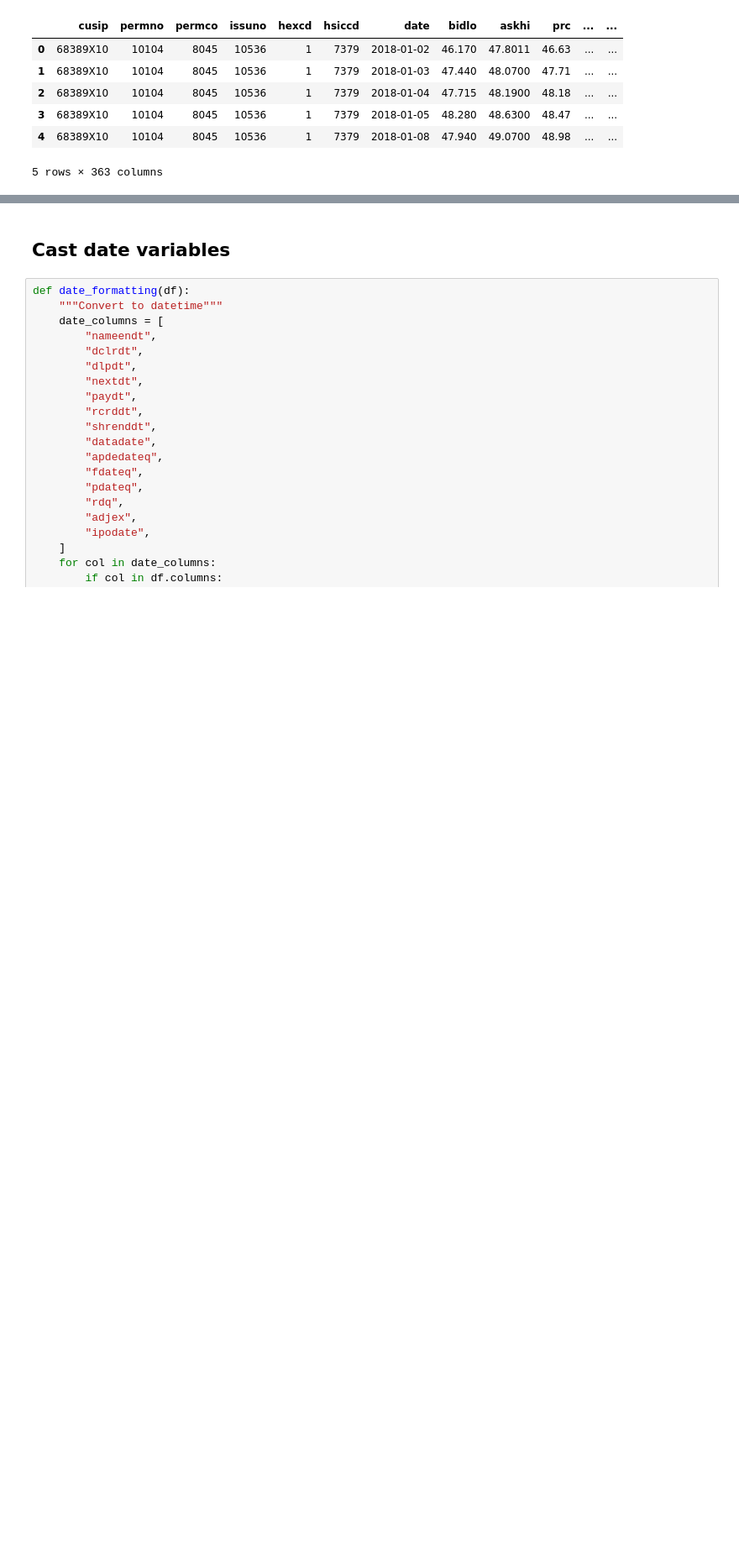
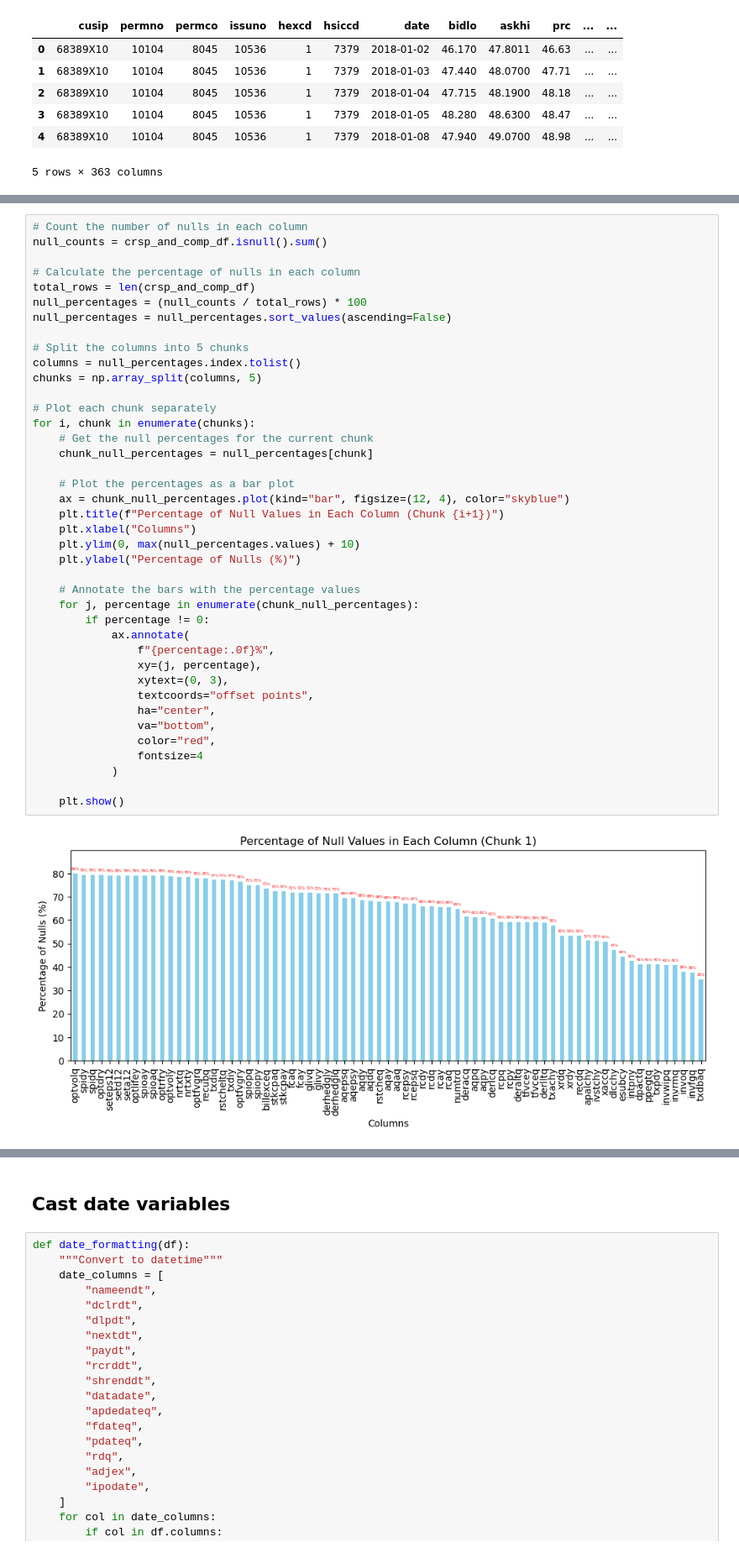
Before and after one commit to Shuo-Wang-UCBerkeley/VIP, a Jupyter notebook: src/jenna/phase_2/clean_crsp_and_comp.ipynb, the cells around one changed output, grey strips where cells are left out. Shown at 84% size. Drawn from its saved outputs; the diff is of its cells as text; blank space fills up the shorter version.

```diff
--- a/src/jenna/phase_2/clean_crsp_and_comp.ipynb
+++ b/src/jenna/phase_2/clean_crsp_and_comp.ipynb
@@ -200,0 +192,42 @@ Index(['cusip', 'permno', 'permco', 'issuno', 'hexcd', 'hsiccd', 'date',
+# %%
+# Count the number of nulls in each column
+null_counts = crsp_and_comp_df.isnull().sum()
+
+# Calculate the percentage of nulls in each column
+total_rows = len(crsp_and_comp_df)
+null_percentages = (null_counts / total_rows) * 100
+null_percentages = null_percentages.sort_values(ascending=False)
+
+# Split the columns into 5 chunks
+columns = null_percentages.index.tolist()
+chunks = np.array_split(columns, 5)
+
+# Plot each chunk separately
+for i, chunk in enumerate(chunks):
+    # Get the null percentages for the current chunk
+    chunk_null_percentages = null_percentages[chunk]
+
+    # Plot the percentages as a bar plot
+    ax = chunk_null_percentages.plot(kind="bar", figsize=(12, 4), color="skyblue")
+    plt.title(f"Percentage of Null Values in Each Column (Chunk {i+1})")
+    plt.xlabel("Columns")
+    plt.ylim(0, max(null_percentages.values) + 10)
+    plt.ylabel("Percentage of Nulls (%)")
+
+    # Annotate the bars with the percentage values
+    for j, percentage in enumerate(chunk_null_percentages):
+        if percentage != 0:
+            ax.annotate(
+                f"{percentage:.0f}%",
+                xy=(j, percentage),
+                xytext=(0, 3),
+                textcoords="offset points",
+                ha="center",
+                va="bottom",
+                color="red",
+                fontsize=4
+            )
+
+    plt.show()
+# %% [output]
+[figure, added]
```
Also changed, not shown: parts of 62 cells of this notebook.
